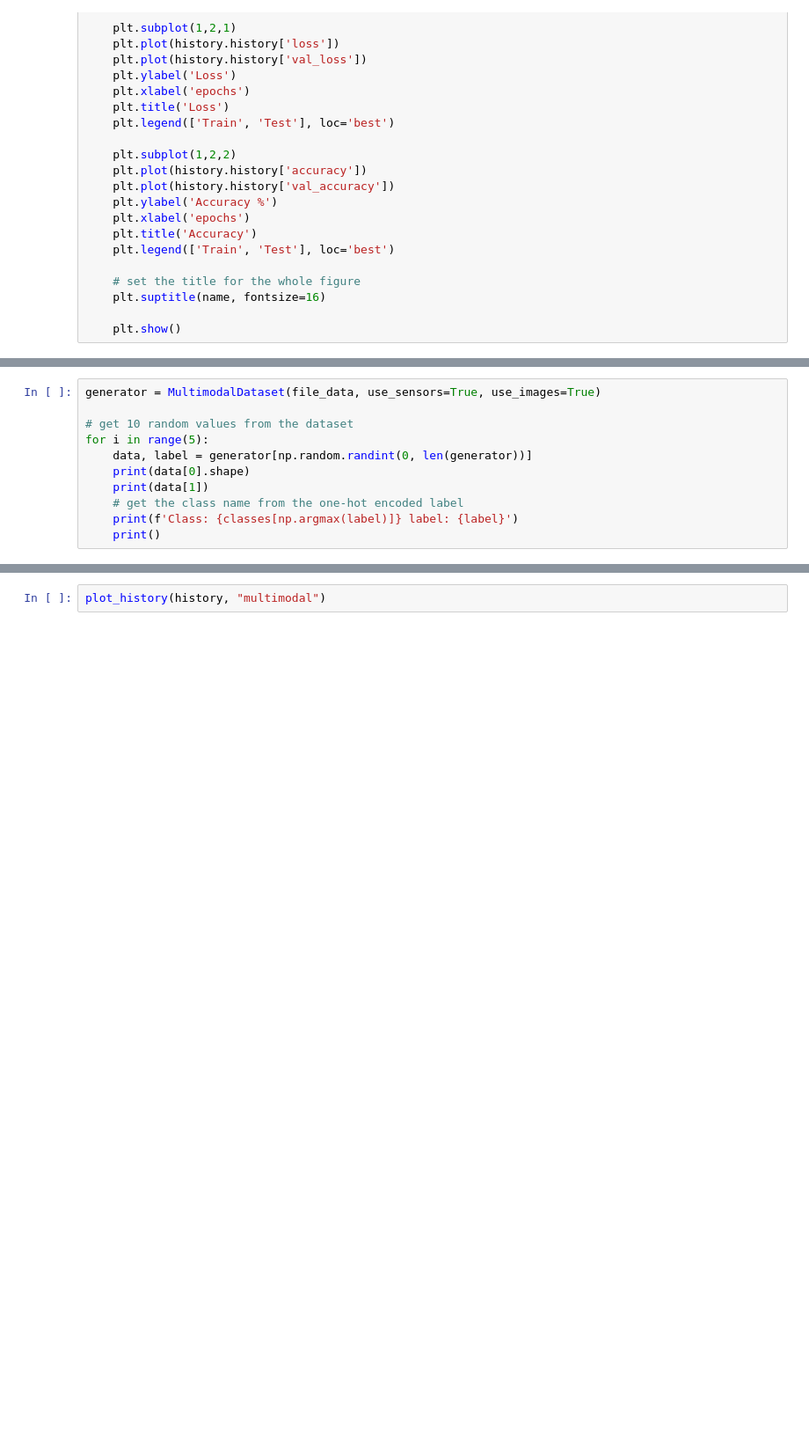
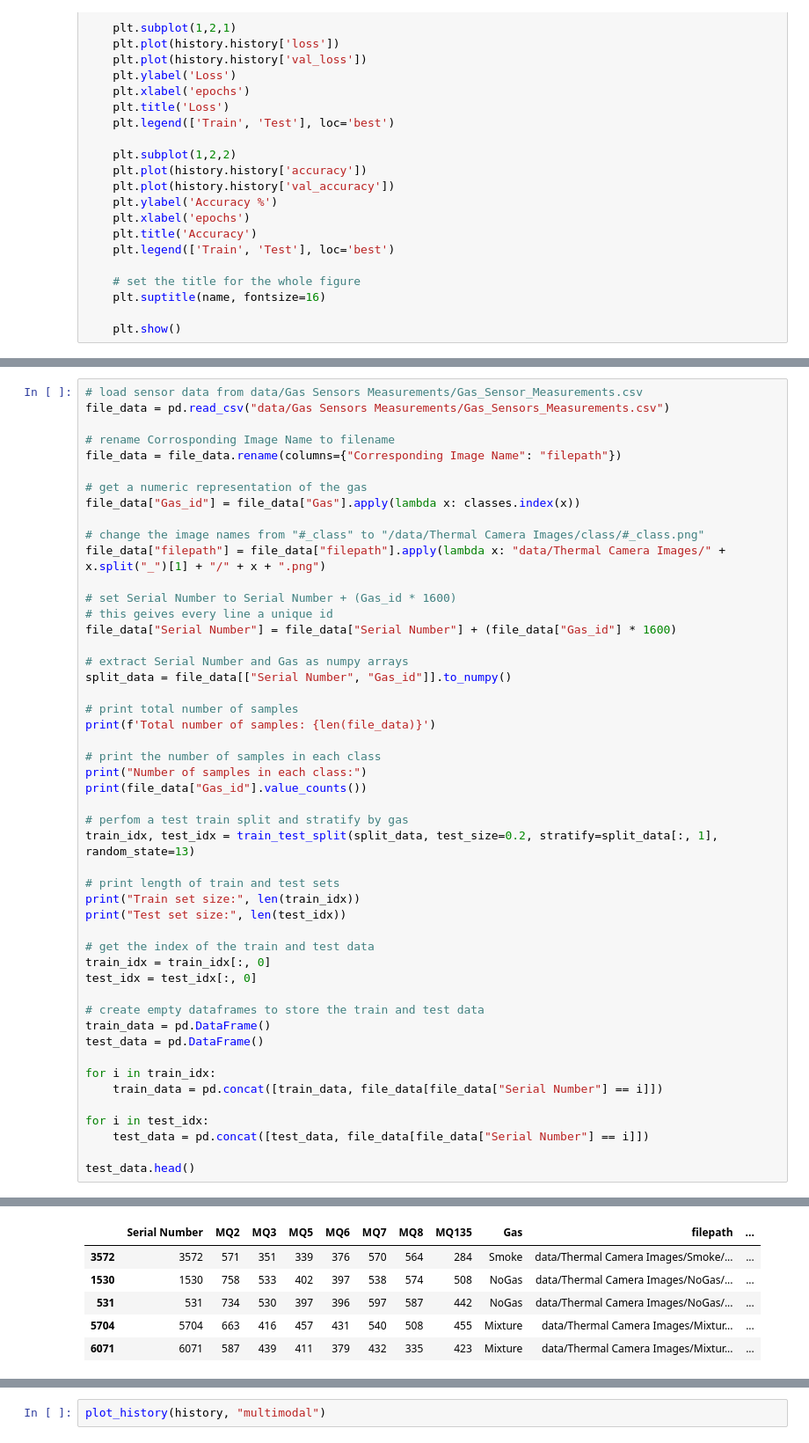
Before and after one commit to MarkBrub/gas-classifier, a Jupyter notebook: notebook.ipynb, the cells around one changed output, grey strips where cells are left out. Shown at 88% size. Saved outputs shown, nothing was run; the diff lists cells and outputs as text; blank space fills up the shorter version.

```diff
--- a/notebook.ipynb
+++ b/notebook.ipynb
@@ -169,11 +153,0 @@ file_data.head()
-# %%
-generator = MultimodalDataset(file_data, use_sensors=True, use_images=True)
-
-# get 10 random values from the dataset
-for i in range(5):
-    data, label = generator[np.random.randint(0, len(generator))]
-    print(data[0].shape)
-    print(data[1])
-    # get the class name from the one-hot encoded label
-    print(f'Class: {classes[np.argmax(label)]} label: {label}')
-    print()
@@ -199,0 +154,50 @@ Class: NoGas label: [1. 0. 0. 0.]
+# %%
+# load sensor data from data/Gas Sensors Measurements/Gas_Sensor_Measurements.csv
+file_data = pd.read_csv("data/Gas Sensors Measurements/Gas_Sensors_Measurements.csv")
+
+# rename Corrosponding Image Name to filename
+file_data = file_data.rename(columns={"Corresponding Image Name": "filepath"})
+
+# get a numeric representation of the gas
+file_data["Gas_id"] = file_data["Gas"].apply(lambda x: classes.index(x))
+
+# change the image names from "#_class" to "/data/Thermal Camera Images/class/#_class.png"
+file_data["filepath"] = file_data["filepath"].apply(lambda x: "data/Thermal Camera Images/" + x.split("_")[1] + "/" + x + ".png")
+
+# set Serial Number to Serial Number + (Gas_id * 1600)
+# this geives every line a unique id
+file_data["Serial Number"] = file_data["Serial Number"] + (file_data["Gas_id"] * 1600)
+
+# extract Serial Number and Gas as numpy arrays
+split_data = file_data[["Serial Number", "Gas_id"]].to_numpy()
+
+# print total number of samples
+print(f'Total number of samples: {len(file_data)}')
+
+# print the number of samples in each class
+print("Number of samples in each class:")
+print(file_data["Gas_id"].value_counts())
+
+# perfom a test train split and stratify by gas
+train_idx, test_idx = train_test_split(split_data, test_size=0.2, stratify=split_data[:, 1], random_state=13)
+
+# print length of train and test sets
+print("Train set size:", len(train_idx))
+print("Test set size:", len(test_idx))
+
+# get the index of the train and test data
+train_idx = train_idx[:, 0]
+test_idx = test_idx[:, 0]
+
+# create empty dataframes to store the train and test data
+train_data = pd.DataFrame()
+test_data = pd.DataFrame()
+
+for i in train_idx:
+    train_data = pd.concat([train_data, file_data[file_data["Serial Number"] == i]])
+
+for i in test_idx:
+    test_data = pd.concat([test_data, file_data[file_data["Serial Number"] == i]])
+
+test_data.head()
+# %% [output]
@@ -199,0 +213,6 @@ Class: NoGas label: [1. 0. 0. 0.]
+|  | Serial Number | MQ2 | MQ3 | MQ5 | MQ6 | MQ7 | MQ8 | MQ135 | Gas | filepath | ... |
+| 3572 | 3572 | 571 | 351 | 339 | 376 | 570 | 564 | 284 | Smoke | data/Thermal Camera Images/Smoke/... | ... |
+| 1530 | 1530 | 758 | 533 | 402 | 397 | 538 | 574 | 508 | NoGas | data/Thermal Camera Images/NoGas/... | ... |
+| 531 | 531 | 734 | 530 | 397 | 396 | 597 | 587 | 442 | NoGas | data/Thermal Camera Images/NoGas/... | ... |
+| 5704 | 5704 | 663 | 416 | 457 | 431 | 540 | 508 | 455 | Mixture | data/Thermal Camera Images/Mixtur... | ... |
+| 6071 | 6071 | 587 | 439 | 411 | 379 | 432 | 335 | 423 | Mixture | data/Thermal Camera Images/Mixtur... | ... |
```
Also changed, not shown: parts of 19 cells of this notebook.
